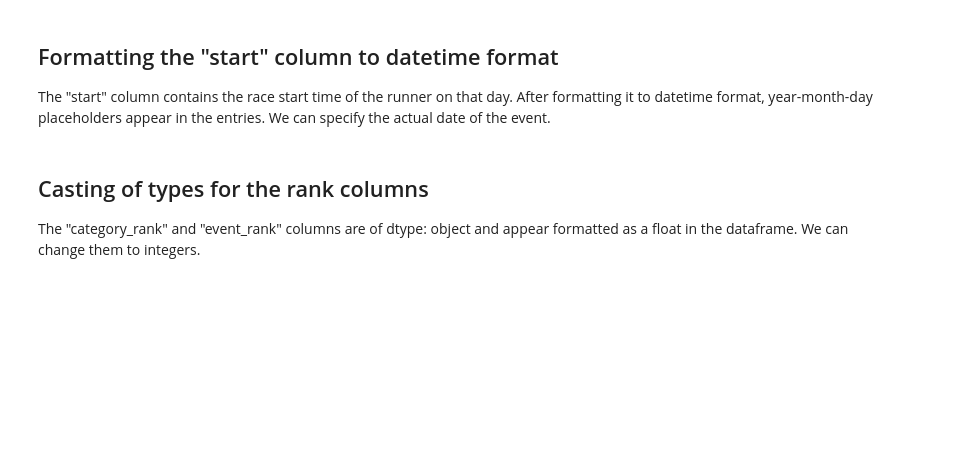
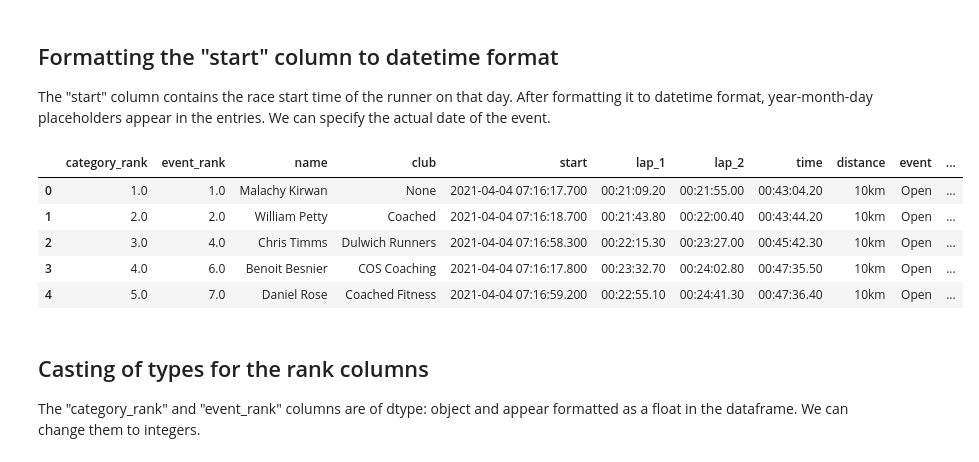
Before and after one commit to eric-ljk/cyco_race_analysis, a Jupyter notebook: race_1_prep.ipynb, the cells around one changed output. Saved outputs shown, nothing was run; the diff lists cells and outputs as text; code cells hidden in the pictures; blank space fills up the shorter version.

```diff
--- a/race_1_prep.ipynb
+++ b/race_1_prep.ipynb
@@ -349,6 +349,15 @@ The "start" column contains the race start time of the runner on that day. After
 # %%
 df["start"] = pd.to_datetime(df["start"], format="%H:%M:%S.%f")
 df["start"] = df["start"].map(lambda x: x.replace(year=2021, month=4, day=4))
+# %%
+df.head()
+# %% [output]
+|  | category_rank | event_rank | name | club | start | lap_1 | lap_2 | time | distance | event | ... |
+| 0 | 1.0 | 1.0 | Malachy Kirwan | None | 2021-04-04 07:16:17.700 | 00:21:09.20 | 00:21:55.00 | 00:43:04.20 | 10km | Open | ... |
+| 1 | 2.0 | 2.0 | William Petty | Coached | 2021-04-04 07:16:18.700 | 00:21:43.80 | 00:22:00.40 | 00:43:44.20 | 10km | Open | ... |
+| 2 | 3.0 | 4.0 | Chris Timms | Dulwich Runners | 2021-04-04 07:16:58.300 | 00:22:15.30 | 00:23:27.00 | 00:45:42.30 | 10km | Open | ... |
+| 3 | 4.0 | 6.0 | Benoit Besnier | COS Coaching | 2021-04-04 07:16:17.800 | 00:23:32.70 | 00:24:02.80 | 00:47:35.50 | 10km | Open | ... |
+| 4 | 5.0 | 7.0 | Daniel Rose | Coached Fitness | 2021-04-04 07:16:59.200 | 00:22:55.10 | 00:24:41.30 | 00:47:36.40 | 10km | Open | ... |
 # %% [markdown]
 ## Casting of types for the rank columns
 
```
Also changed, not shown: parts of 1 cell of this notebook.
